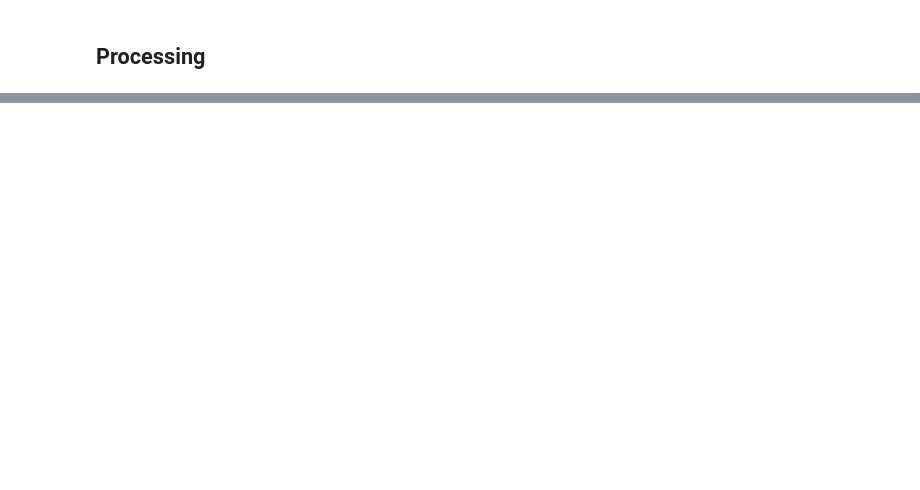
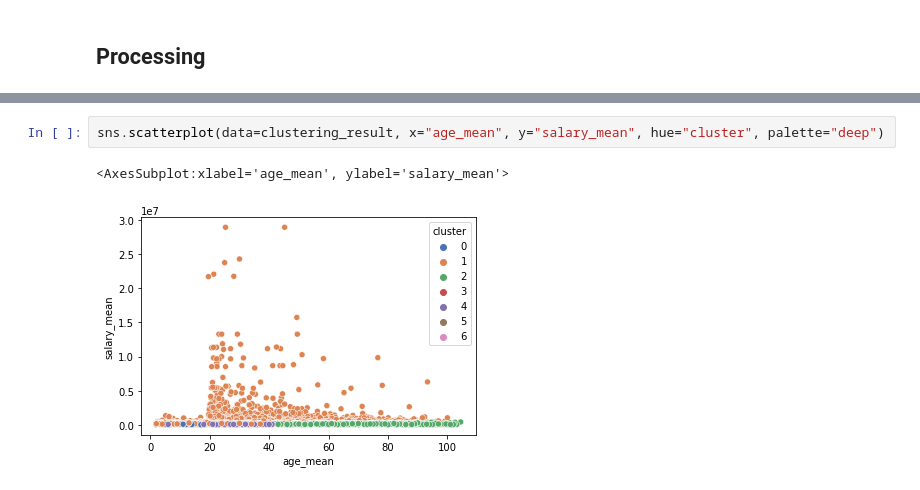
Before and after one commit to Nerea26/easy-money, a Jupyter notebook: notebooks/4.0-aamv-prep-for-clustering.ipynb, the cells around one changed output, grey strips where cells are left out. Drawn from its saved outputs; the diff is of its cells as text; blank space fills up the shorter version.

```diff
--- a/notebooks/4.0-aamv-prep-for-clustering.ipynb
+++ b/notebooks/4.0-aamv-prep-for-clustering.ipynb
@@ -227,0 +289,5 @@ sns.pairplot(X_processed, vars=["active_customer_mean", "salary_mean", "age_mean
+# %%
+sns.scatterplot(data=clustering_result, x="age_mean", y="salary_mean", hue="cluster", palette="deep")
+# %% [output]
+<AxesSubplot:xlabel='age_mean', ylabel='salary_mean'>
+[figure, added]
```
Also changed, not shown: parts of 35 cells of this notebook, 3 other files.
